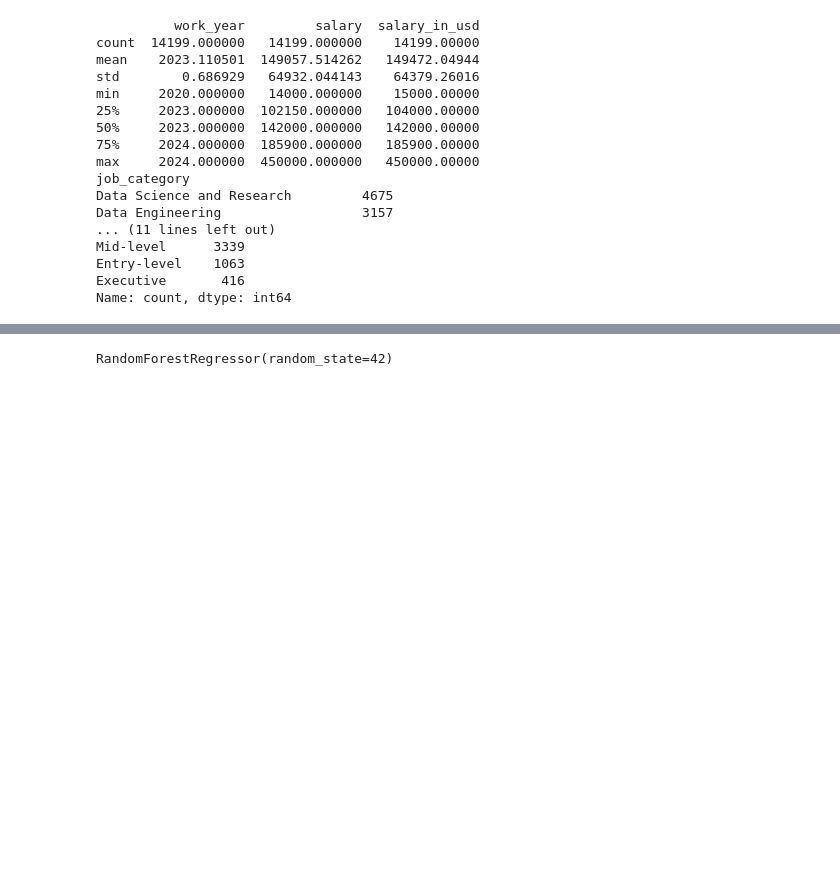
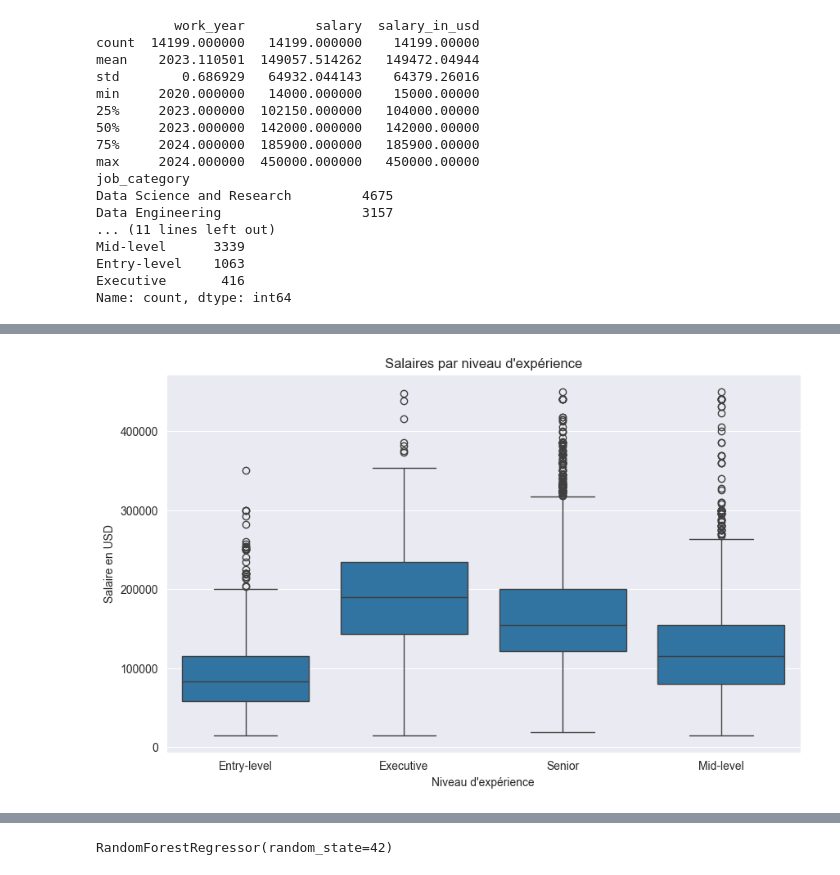
Before and after one commit to persi-man/salary_predict, a Jupyter notebook: Notebook.ipynb, the cells around one changed output, grey strips where cells are left out. Drawn from its saved outputs; the diff is of its cells as text; code cells hidden in the pictures; blank space fills up the shorter version.

```diff
--- a/Notebook.ipynb
+++ b/Notebook.ipynb
@@ -61,0 +73,9 @@ Name: count, dtype: int64
+# %%
+plt.figure(figsize=(10, 6))
+sns.boxplot(x='experience_level', y='salary_in_usd', data=df)
+plt.title('Salaires par niveau d\'expérience')
+plt.xlabel('Niveau d\'expérience')
+plt.ylabel('Salaire en USD')
+plt.show()
+# %% [output]
+[figure, added]
```
Also changed, not shown: parts of 6 cells of this notebook.
